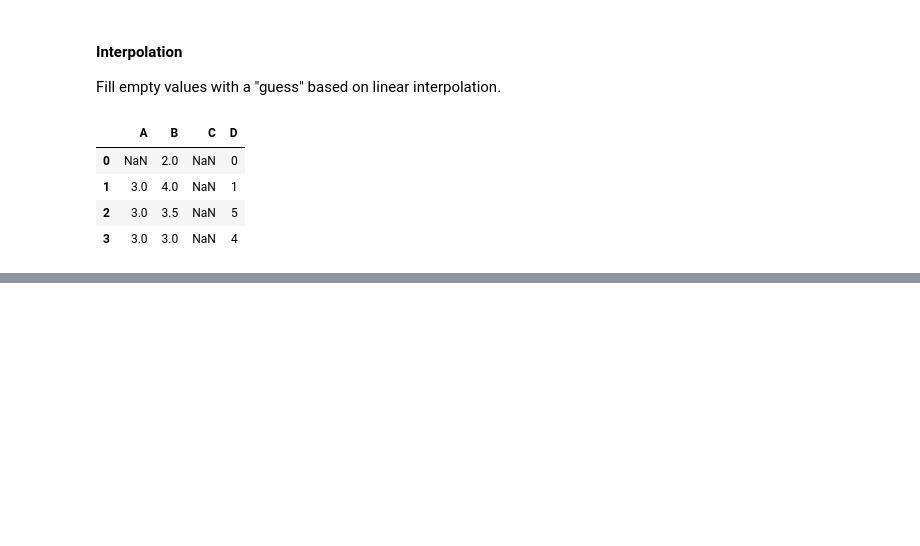
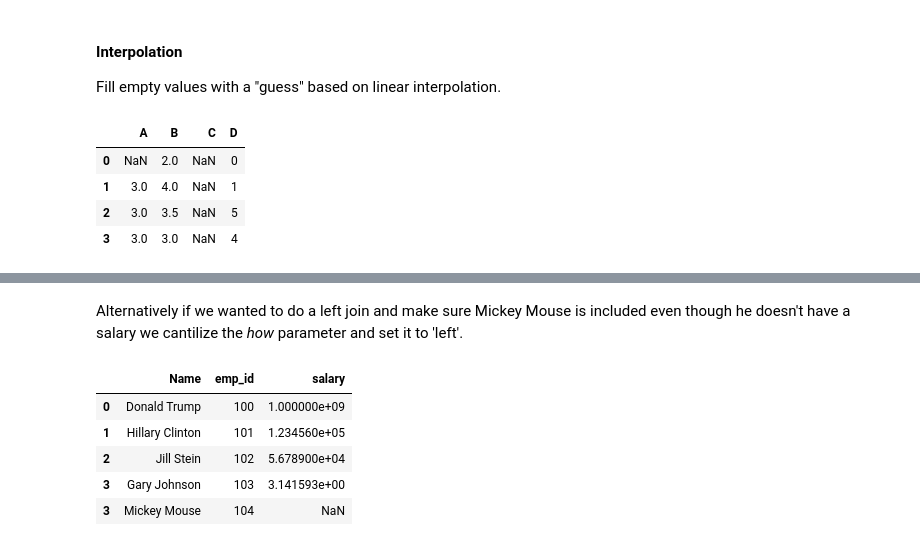
Before and after one commit to PyDataFortWayne/EdaDataCleaningPresentation, a Jupyter notebook: EDA and Cleaning Data.ipynb, the cells around one changed output, grey strips where cells are left out. Cells and saved outputs as stored; diff of their text form; code cells hidden in the pictures; blank space fills up the shorter version.

```diff
--- a/EDA and Cleaning Data.ipynb
+++ b/EDA and Cleaning Data.ipynb
@@ -389,0 +513,4 @@ df.interpolate()
+# %%
+df_emp = pd.DataFrame({'emp_id':[100,101,102,103,104], 'Name':['Donald Trump','Hillary Clinton','Jill Stein','Gary Johnson','Mickey Mouse']})
+df_emp = df_emp.set_index('emp_id')
+df_emp
@@ -389,0 +525,3 @@ df.interpolate()
+# %%
+df_salary = pd.DataFrame({'emp_id':[100,101,102,103], 'salary':[1000000000, 123456, 56789, 3.1415926535]})
+df_salary
@@ -389,0 +544,11 @@ df.interpolate()
+# %% [markdown]
+Alternatively if we wanted to do a left join and make sure Mickey Mouse is included even though he doesn't have a salary we cantilize the *how* parameter and set it to 'left'.
+# %%
+pd.merge(df_emp, df_salary, left_index=True, right_index=False, right_on='emp_id', how='left')
+# %% [output]
+|  | Name | emp_id | salary |
+| 0 | Donald Trump | 100 | 1.000000e+09 |
+| 1 | Hillary Clinton | 101 | 1.234560e+05 |
+| 2 | Jill Stein | 102 | 5.678900e+04 |
+| 3 | Gary Johnson | 103 | 3.141593e+00 |
+| 3 | Mickey Mouse | 104 | NaN |
```
Also changed, not shown: parts of 30 cells of this notebook.
